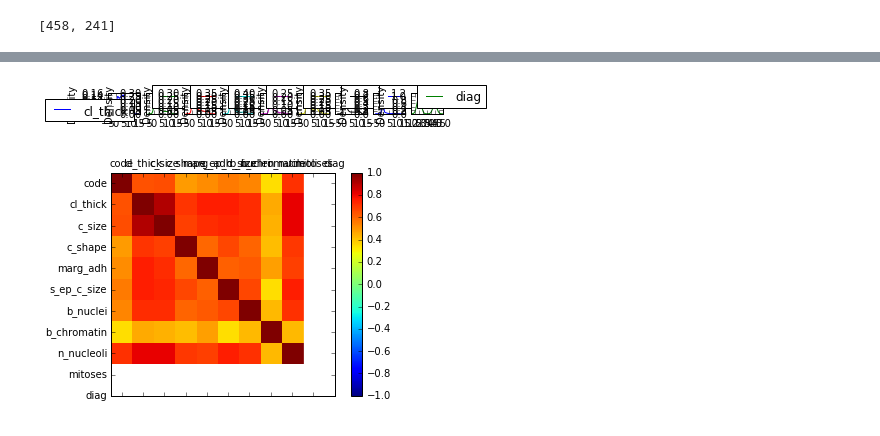
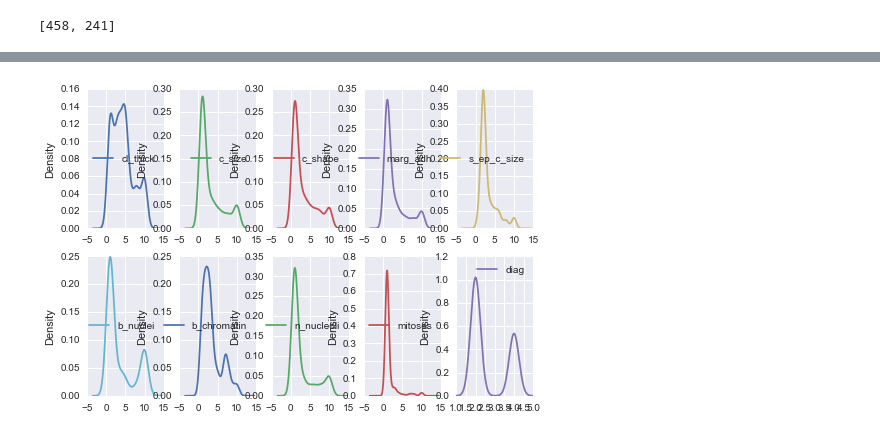
Before and after one commit to sethbunke/IntroductionToMachineLearning-LogisticRegression, a Jupyter notebook: ipython_notebooks/Introduction to Machine Learning - Logistic Regression.ipynb, the cells around one changed output, grey strips where cells are left out. Drawn from its saved outputs; the diff is of its cells as text; code cells hidden in the pictures.

Commit message:
remove bad graphs; update histogram

```diff
--- a/ipython_notebooks/Introduction to Machine Learning - Logistic Regression.ipynb
+++ b/ipython_notebooks/Introduction to Machine Learning - Logistic Regression.ipynb
@@ -199,21 +194,5 @@ plt.show()
 # %%
-data.plot(kind= 'density' , subplots=True, layout=(9,9), sharex=False)
+data.plot(kind= 'density' , subplots=True, layout=(2,5), sharex=False)
 plt.show()
 # %% [output]
-[figure, old version]
+[figure, new version]
-# %%
-#figure out how to display this correctly
-correlations = data.corr()
-# plot correlation matrix
-fig = plt.figure()
-ax = fig.add_subplot(111)
-cax = ax.matshow(correlations, vmin=-1, vmax=1)
-fig.colorbar(cax)
-ticks = numpy.arange(0,11,1)
-ax.set_xticks(ticks)
-ax.set_yticks(ticks)
-ax.set_xticklabels(names)
-ax.set_yticklabels(names)
-plt.show()
-# %% [output]
-[figure, removed]
```
Also changed, not shown: parts of 7 cells of this notebook.
